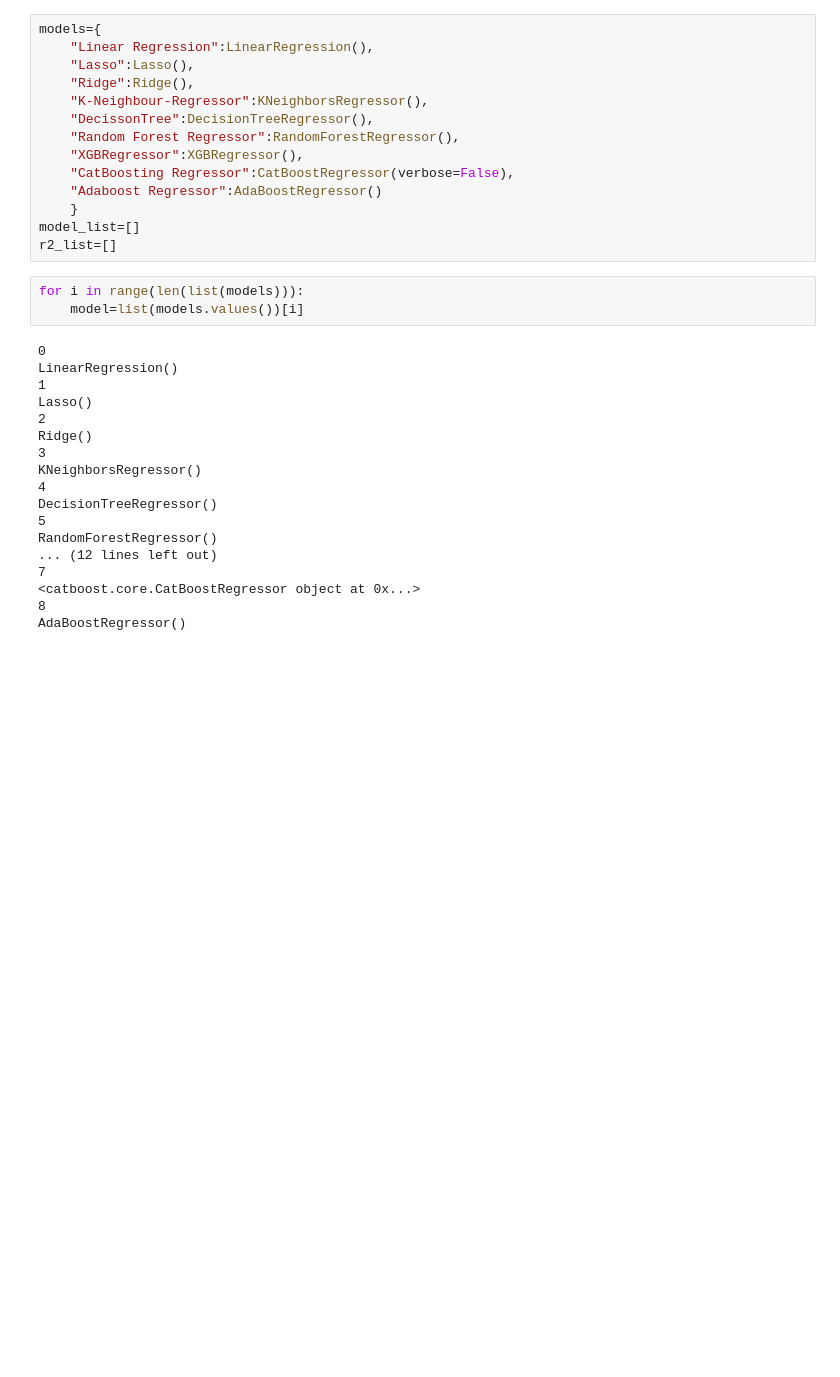
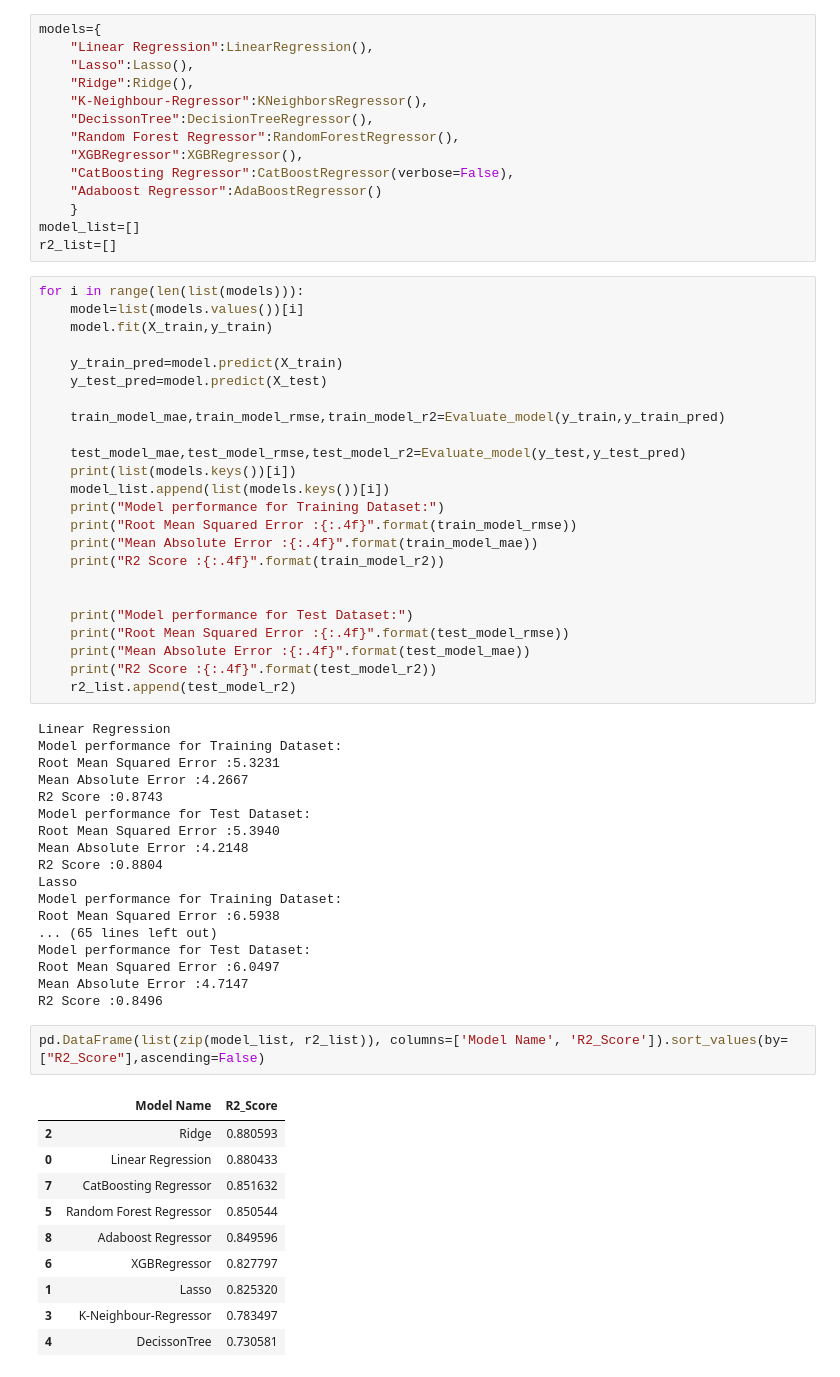
Before and after one commit to rajeshverma17/MLProject, a Jupyter notebook: notebook/MODEL_TRAINING.ipynb, the cells around one changed output. Drawn from its saved outputs; the diff is of its cells as text; blank space fills up the shorter version.

```diff
--- a/notebook/MODEL_TRAINING.ipynb
+++ b/notebook/MODEL_TRAINING.ipynb
@@ -141,21 +141,55 @@ r2_list=[]
 # %%
 for i in range(len(list(models))):
     model=list(models.values())[i]
+    model.fit(X_train,y_train)
+
+    y_train_pred=model.predict(X_train)
+    y_test_pred=model.predict(X_test)
+
+    train_model_mae,train_model_rmse,train_model_r2=Evaluate_model(y_train,y_train_pred)
+
+    test_model_mae,test_model_rmse,test_model_r2=Evaluate_model(y_test,y_test_pred)
+    print(list(models.keys())[i])
+    model_list.append(list(models.keys())[i])
+    print("Model performance for Training Dataset:")
+    print("Root Mean Squared Error :{:.4f}".format(train_model_rmse))
+    print("Mean Absolute Error :{:.4f}".format(train_model_mae))
+    print("R2 Score :{:.4f}".format(train_model_r2))
+
+
+    print("Model performance for Test Dataset:")
+    print("Root Mean Squared Error :{:.4f}".format(test_model_rmse))
+    print("Mean Absolute Error :{:.4f}".format(test_model_mae))
+    print("R2 Score :{:.4f}".format(test_model_r2))
+    r2_list.append(test_model_r2)
 # %% [output]
-0
-LinearRegression()
-1
-Lasso()
-2
-Ridge()
-3
-KNeighborsRegressor()
-4
-DecisionTreeRegressor()
-5
-RandomForestRegressor()
-... (12 lines left out)
-7
-<catboost.core.CatBoostRegressor object at 0x...>
-8
-AdaBoostRegressor()
+Linear Regression
+Model performance for Training Dataset:
+Root Mean Squared Error :5.3231
+Mean Absolute Error :4.2667
+R2 Score :0.8743
+Model performance for Test Dataset:
+Root Mean Squared Error :5.3940
+Mean Absolute Error :4.2148
+R2 Score :0.8804
+Lasso
+Model performance for Training Dataset:
+Root Mean Squared Error :6.5938
+... (65 lines left out)
+Model performance for Test Dataset:
+Root Mean Squared Error :6.0497
+Mean Absolute Error :4.7147
+R2 Score :0.8496
+# %%
+pd.DataFrame(list(zip(model_list, r2_list)), columns=['Model Name', 'R2_Score']).sort_values(by=["R2_Score"],ascending=False)
+# %% [output]
+|  | Model Name | R2_Score |
+| 2 | Ridge | 0.880593 |
+| 0 | Linear Regression | 0.880433 |
+| 7 | CatBoosting Regressor | 0.851632 |
+| 5 | Random Forest Regressor | 0.850544 |
+| 8 | Adaboost Regressor | 0.849596 |
+| 6 | XGBRegressor | 0.827797 |
+| 1 | Lasso | 0.825320 |
+| 3 | K-Neighbour-Regressor | 0.783497 |
+| 4 | DecissonTree | 0.730581 |
```
Also changed, not shown: 8 other files.
